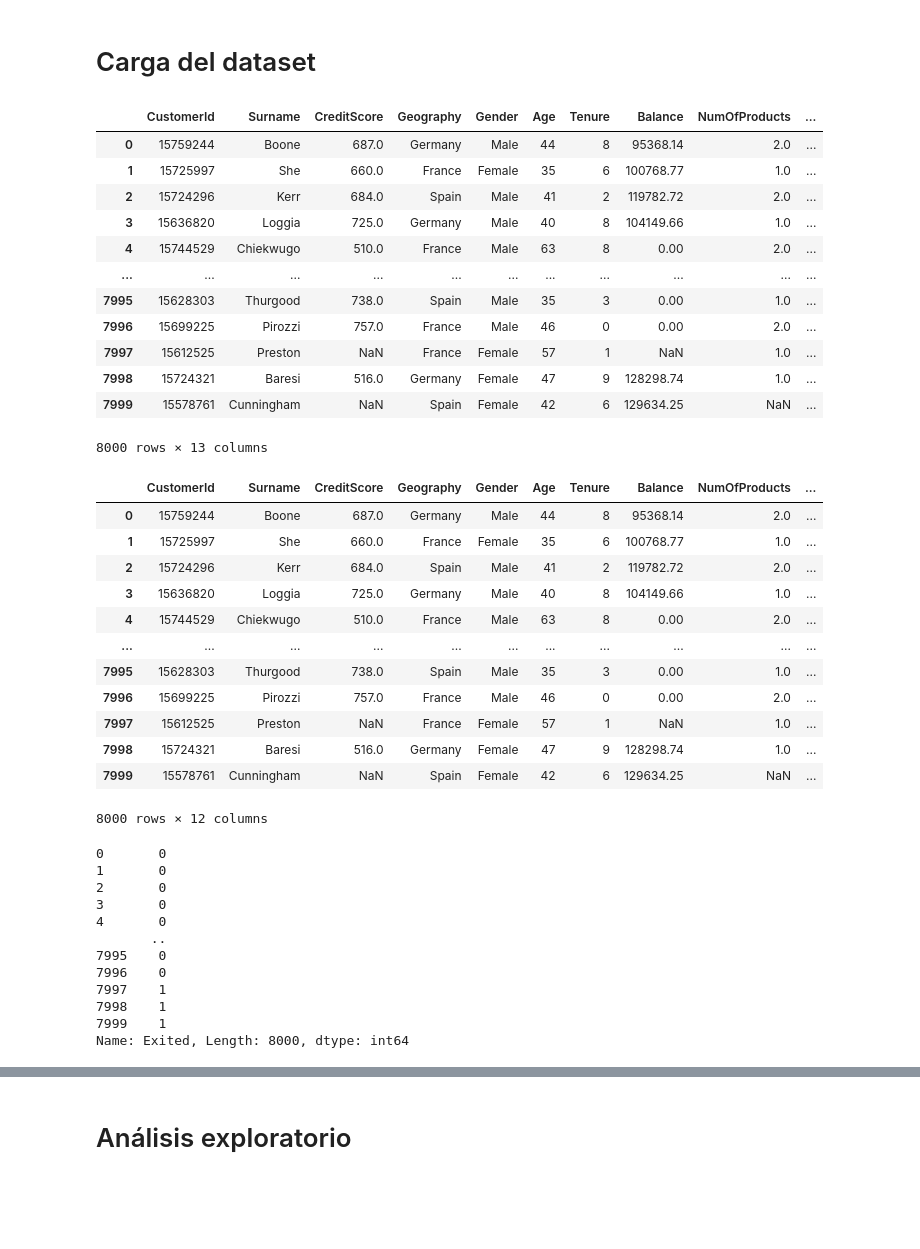
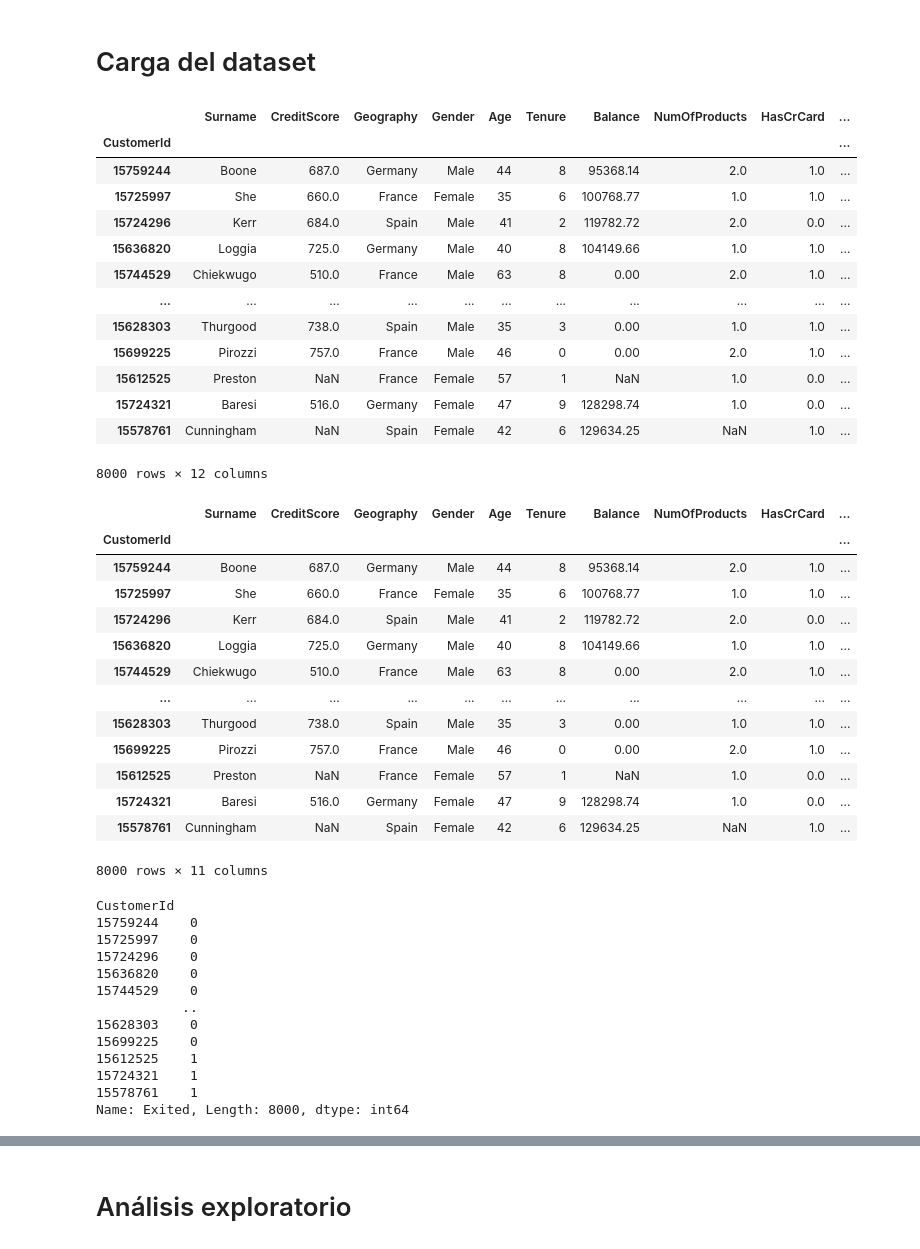
Before and after one commit to mayumar/Trabajo-Final-Ciencia-de-Datos, a Jupyter notebook: trabajo_final.ipynb, the cells around one changed output, grey strips where cells are left out. Drawn from its saved outputs; the diff is of its cells as text; code cells hidden in the pictures; blank space fills up the shorter version.

```diff
--- a/trabajo_final.ipynb
+++ b/trabajo_final.ipynb
@@ -3,54 +22,57 @@ import pandas as pd
 # %% [markdown]
 # Carga del dataset
 # %%
-train_df = pd.read_csv(r'dataset/train.csv')
+train_df = pd.read_csv(r'dataset/train.csv', index_col='CustomerId')
 train_df
 # %% [output]
-|  | CustomerId | Surname | CreditScore | Geography | Gender | Age | Tenure | Balance | NumOfProducts | ... |
-| 0 | 15759244 | Boone | 687.0 | Germany | Male | 44 | 8 | 95368.14 | 2.0 | ... |
-| 1 | 15725997 | She | 660.0 | France | Female | 35 | 6 | 100768.77 | 1.0 | ... |
-| 2 | 15724296 | Kerr | 684.0 | Spain | Male | 41 | 2 | 119782.72 | 2.0 | ... |
-| 3 | 15636820 | Loggia | 725.0 | Germany | Male | 40 | 8 | 104149.66 | 1.0 | ... |
-| 4 | 15744529 | Chiekwugo | 510.0 | France | Male | 63 | 8 | 0.00 | 2.0 | ... |
+|  | Surname | CreditScore | Geography | Gender | Age | Tenure | Balance | NumOfProducts | HasCrCard | ... |
+| CustomerId |  |  |  |  |  |  |  |  |  | ... |
+| 15759244 | Boone | 687.0 | Germany | Male | 44 | 8 | 95368.14 | 2.0 | 1.0 | ... |
+| 15725997 | She | 660.0 | France | Female | 35 | 6 | 100768.77 | 1.0 | 1.0 | ... |
+| 15724296 | Kerr | 684.0 | Spain | Male | 41 | 2 | 119782.72 | 2.0 | 0.0 | ... |
+| 15636820 | Loggia | 725.0 | Germany | Male | 40 | 8 | 104149.66 | 1.0 | 1.0 | ... |
+| 15744529 | Chiekwugo | 510.0 | France | Male | 63 | 8 | 0.00 | 2.0 | 1.0 | ... |
 | ... | ... | ... | ... | ... | ... | ... | ... | ... | ... | ... |
-| 7995 | 15628303 | Thurgood | 738.0 | Spain | Male | 35 | 3 | 0.00 | 1.0 | ... |
-| 7996 | 15699225 | Pirozzi | 757.0 | France | Male | 46 | 0 | 0.00 | 2.0 | ... |
-| 7997 | 15612525 | Preston | NaN | France | Female | 57 | 1 | NaN | 1.0 | ... |
-| 7998 | 15724321 | Baresi | 516.0 | Germany | Female | 47 | 9 | 128298.74 | 1.0 | ... |
-| 7999 | 15578761 | Cunningham | NaN | Spain | Female | 42 | 6 | 129634.25 | NaN | ... |
+| 15628303 | Thurgood | 738.0 | Spain | Male | 35 | 3 | 0.00 | 1.0 | 1.0 | ... |
+| 15699225 | Pirozzi | 757.0 | France | Male | 46 | 0 | 0.00 | 2.0 | 1.0 | ... |
+| 15612525 | Preston | NaN | France | Female | 57 | 1 | NaN | 1.0 | 0.0 | ... |
+| 15724321 | Baresi | 516.0 | Germany | Female | 47 | 9 | 128298.74 | 1.0 | 0.0 | ... |
+| 15578761 | Cunningham | NaN | Spain | Female | 42 | 6 | 129634.25 | NaN | 1.0 | ... |
-8000 rows × 13 columns
+8000 rows × 12 columns
 # %%
 X = train_df.drop(columns=['Exited'])
 y = train_df['Exited']
 # %%
 X
 # %% [output]
-|  | CustomerId | Surname | CreditScore | Geography | Gender | Age | Tenure | Balance | NumOfProducts | ... |
-| 0 | 15759244 | Boone | 687.0 | Germany | Male | 44 | 8 | 95368.14 | 2.0 | ... |
-| 1 | 15725997 | She | 660.0 | France | Female | 35 | 6 | 100768.77 | 1.0 | ... |
-| 2 | 15724296 | Kerr | 684.0 | Spain | Male | 41 | 2 | 119782.72 | 2.0 | ... |
-| 3 | 15636820 | Loggia | 725.0 | Germany | Male | 40 | 8 | 104149.66 | 1.0 | ... |
-| 4 | 15744529 | Chiekwugo | 510.0 | France | Male | 63 | 8 | 0.00 | 2.0 | ... |
+|  | Surname | CreditScore | Geography | Gender | Age | Tenure | Balance | NumOfProducts | HasCrCard | ... |
+| CustomerId |  |  |  |  |  |  |  |  |  | ... |
+| 15759244 | Boone | 687.0 | Germany | Male | 44 | 8 | 95368.14 | 2.0 | 1.0 | ... |
+| 15725997 | She | 660.0 | France | Female | 35 | 6 | 100768.77 | 1.0 | 1.0 | ... |
+| 15724296 | Kerr | 684.0 | Spain | Male | 41 | 2 | 119782.72 | 2.0 | 0.0 | ... |
+| 15636820 | Loggia | 725.0 | Germany | Male | 40 | 8 | 104149.66 | 1.0 | 1.0 | ... |
+| 15744529 | Chiekwugo | 510.0 | France | Male | 63 | 8 | 0.00 | 2.0 | 1.0 | ... |
 | ... | ... | ... | ... | ... | ... | ... | ... | ... | ... | ... |
-| 7995 | 15628303 | Thurgood | 738.0 | Spain | Male | 35 | 3 | 0.00 | 1.0 | ... |
-| 7996 | 15699225 | Pirozzi | 757.0 | France | Male | 46 | 0 | 0.00 | 2.0 | ... |
-| 7997 | 15612525 | Preston | NaN | France | Female | 57 | 1 | NaN | 1.0 | ... |
-| 7998 | 15724321 | Baresi | 516.0 | Germany | Female | 47 | 9 | 128298.74 | 1.0 | ... |
-| 7999 | 15578761 | Cunningham | NaN | Spain | Female | 42 | 6 | 129634.25 | NaN | ... |
+| 15628303 | Thurgood | 738.0 | Spain | Male | 35 | 3 | 0.00 | 1.0 | 1.0 | ... |
+| 15699225 | Pirozzi | 757.0 | France | Male | 46 | 0 | 0.00 | 2.0 | 1.0 | ... |
+| 15612525 | Preston | NaN | France | Female | 57 | 1 | NaN | 1.0 | 0.0 | ... |
+| 15724321 | Baresi | 516.0 | Germany | Female | 47 | 9 | 128298.74 | 1.0 | 0.0 | ... |
+| 15578761 | Cunningham | NaN | Spain | Female | 42 | 6 | 129634.25 | NaN | 1.0 | ... |
-8000 rows × 12 columns
+8000 rows × 11 columns
 # %%
 y
 # %% [output]
-0       0
-1       0
-2       0
-3       0
-4       0
-       ..
-7995    0
-7996    0
-7997    1
-7998    1
-7999    1
+CustomerId
+15759244    0
+15725997    0
+15724296    0
+15636820    0
+15744529    0
+           ..
+15628303    0
+15699225    0
+15612525    1
+15724321    1
+15578761    1
 Name: Exited, Length: 8000, dtype: int64
 # %%
```
Also changed, not shown: parts of 32 cells of this notebook, 5 other files.
